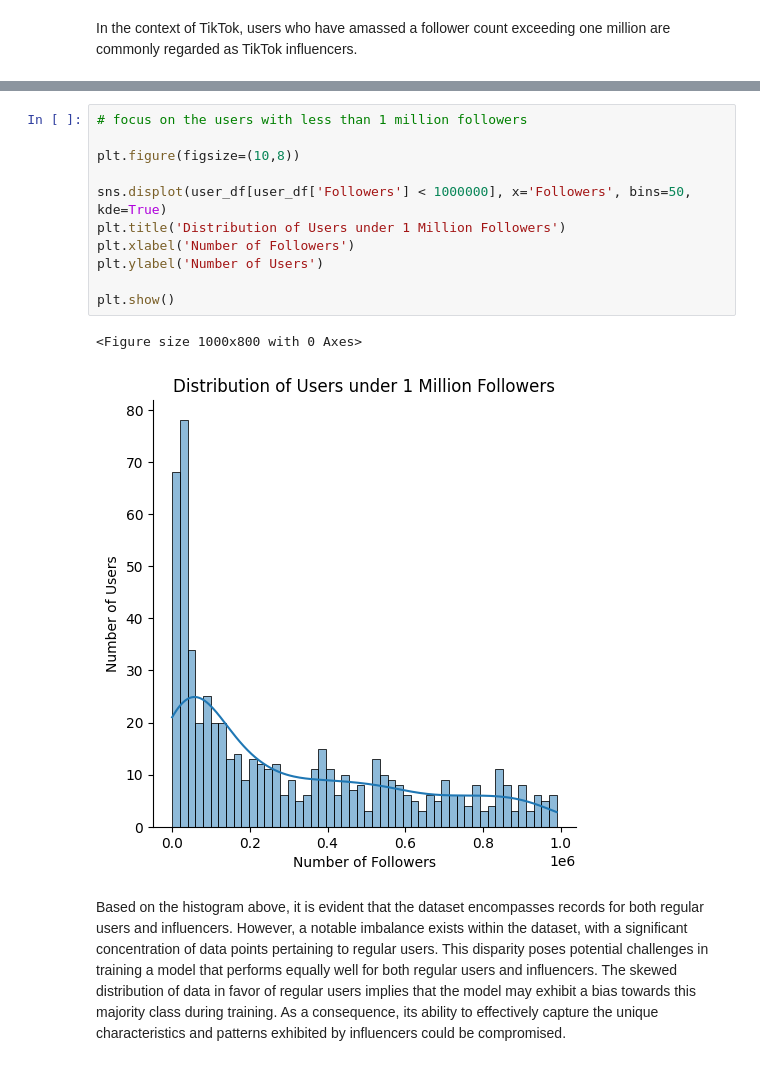
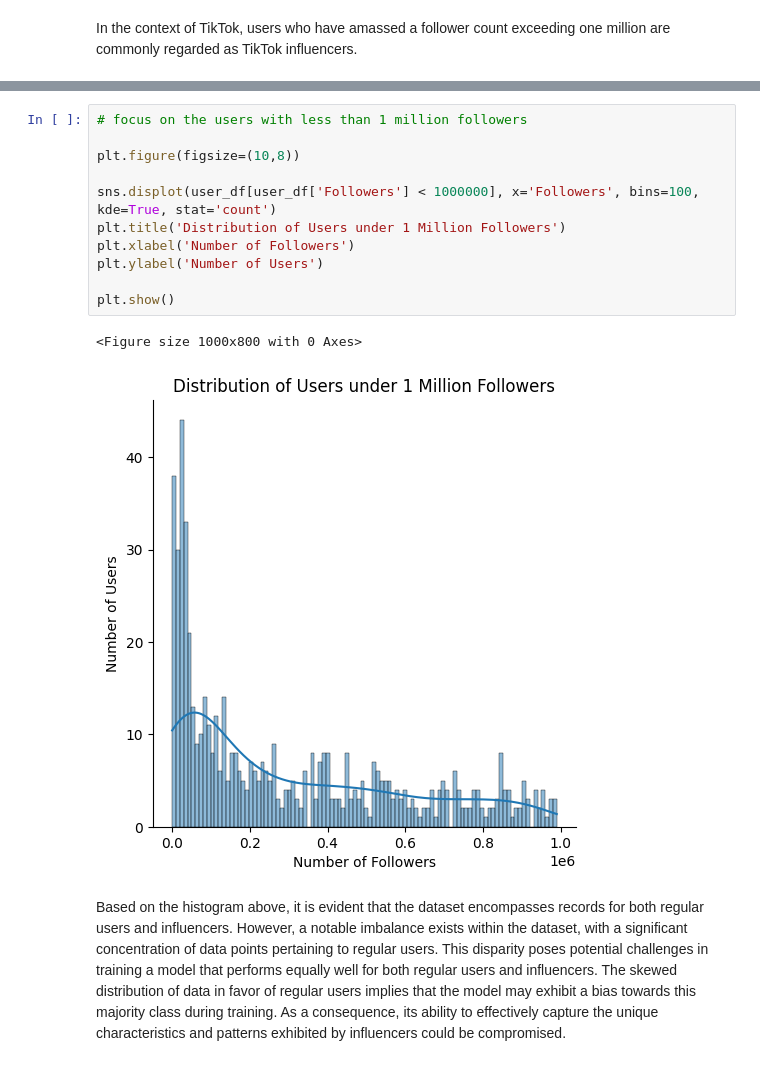
Before and after one commit to tianlan8/TikTok_Engagement_Rate_Analysis_Prediction, a Jupyter notebook: Notebooks/Tian Lan_Capstone project_2 (EDA).ipynb, the cells around one changed output, grey strips where cells are left out. Drawn from its saved outputs; the diff is of its cells as text.

```diff
--- a/Notebooks/Tian Lan_Capstone project_2 (EDA).ipynb
+++ b/Notebooks/Tian Lan_Capstone project_2 (EDA).ipynb
@@ -170,17 +170,17 @@ plt.show()
 # %%
 # focus on the users with less than 1 million followers
 
 plt.figure(figsize=(10,8))
 
-sns.displot(user_df[user_df['Followers'] < 1000000], x='Followers', bins=50, kde=True)
+sns.displot(user_df[user_df['Followers'] < 1000000], x='Followers', bins=100, kde=True, stat='count')
 plt.title('Distribution of Users under 1 Million Followers')
 plt.xlabel('Number of Followers')
 plt.ylabel('Number of Users')
 
 plt.show()
 # %% [output]
 <Figure size 1000x800 with 0 Axes>
-[figure, old version]
+[figure, new version]
 # %% [markdown]
 Based on the histogram above, it is evident that the dataset encompasses records for both regular users and influencers. However, a notable imbalance exists within the dataset, with a significant concentration of data points pertaining to regular users. This disparity poses potential challenges in training a model that performs equally well for both regular users and influencers. The skewed distribution of data in favor of regular users implies that the model may exhibit a bias towards this majority class during training. As a consequence, its ability to effectively capture the unique characteristics and patterns exhibited by influencers could be compromised.
 # %% [markdown]
```
Also changed, not shown: parts of 81 cells of this notebook, 3 other files.
